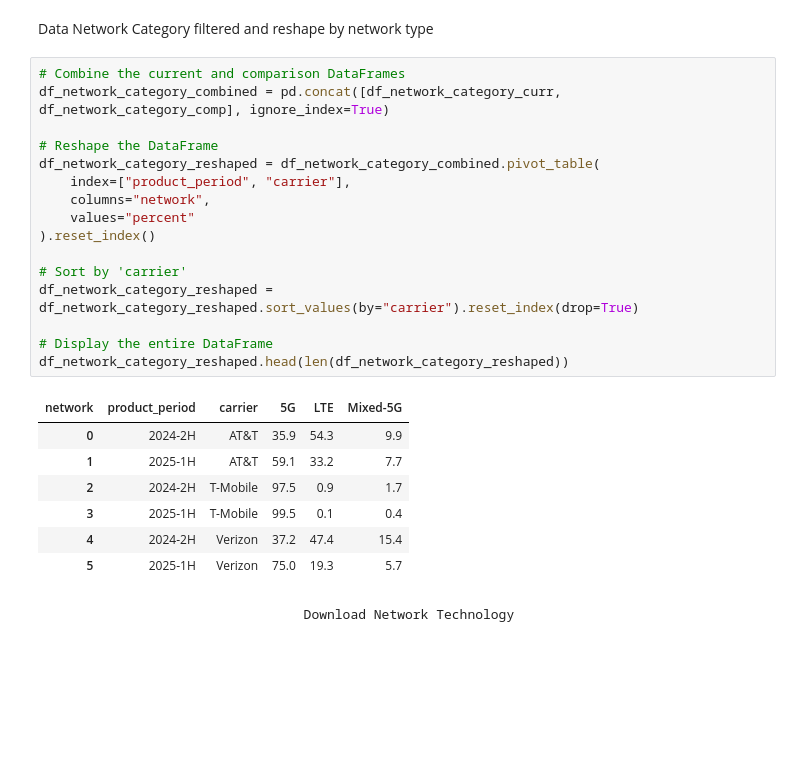
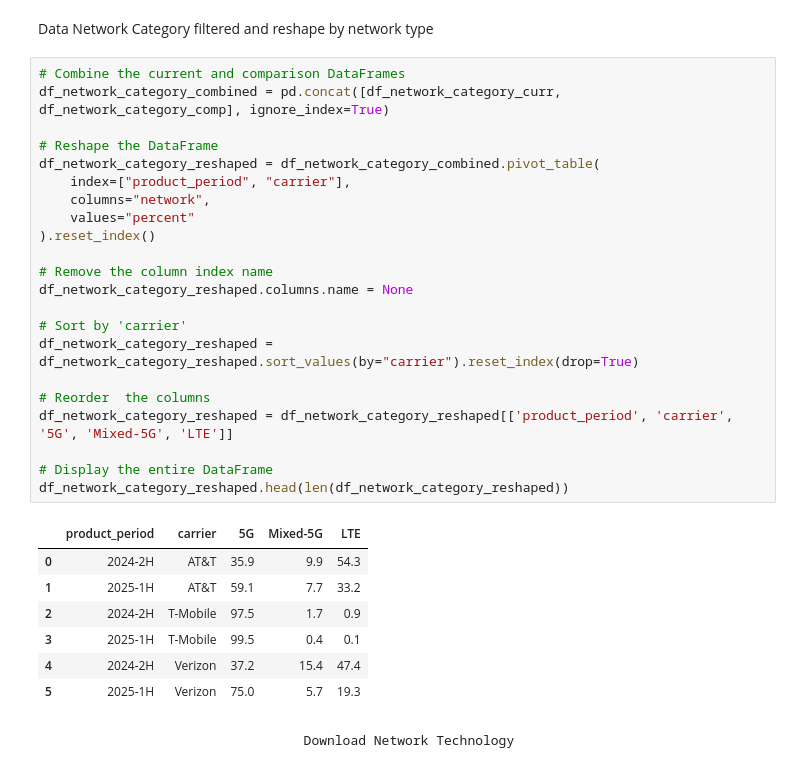
Before and after one commit to ookla-jennymassari/dq_reporting_test.py, a Jupyter notebook: dq_reporting_notebook.ipynb, the cells around one changed output. Drawn from its saved outputs; the diff is of its cells as text; blank space fills up the shorter version.

```diff
--- a/dq_reporting_notebook.ipynb
+++ b/dq_reporting_notebook.ipynb
@@ -486,27 +484,33 @@ Data Network Category filtered and reshape by network type
 # %%
 # Combine the current and comparison DataFrames
 df_network_category_combined = pd.concat([df_network_category_curr, df_network_category_comp], ignore_index=True)
 
 # Reshape the DataFrame
 df_network_category_reshaped = df_network_category_combined.pivot_table(
     index=["product_period", "carrier"],
     columns="network",
     values="percent"
 ).reset_index()
 
+# Remove the column index name
+df_network_category_reshaped.columns.name = None
+
 # Sort by 'carrier'
 df_network_category_reshaped = df_network_category_reshaped.sort_values(by="carrier").reset_index(drop=True)
 
+# Reorder  the columns
+df_network_category_reshaped = df_network_category_reshaped[['product_period', 'carrier', '5G', 'Mixed-5G', 'LTE']]
+
 # Display the entire DataFrame
 df_network_category_reshaped.head(len(df_network_category_reshaped))
 # %% [output]
-| network | product_period | carrier | 5G | LTE | Mixed-5G |
-| 0 | 2024-2H | AT&T | 35.9 | 54.3 | 9.9 |
-| 1 | 2025-1H | AT&T | 59.1 | 33.2 | 7.7 |
-| 2 | 2024-2H | T-Mobile | 97.5 | 0.9 | 1.7 |
-| 3 | 2025-1H | T-Mobile | 99.5 | 0.1 | 0.4 |
-| 4 | 2024-2H | Verizon | 37.2 | 47.4 | 15.4 |
-| 5 | 2025-1H | Verizon | 75.0 | 19.3 | 5.7 |
+|  | product_period | carrier | 5G | Mixed-5G | LTE |
+| 0 | 2024-2H | AT&T | 35.9 | 9.9 | 54.3 |
+| 1 | 2025-1H | AT&T | 59.1 | 7.7 | 33.2 |
+| 2 | 2024-2H | T-Mobile | 97.5 | 1.7 | 0.9 |
+| 3 | 2025-1H | T-Mobile | 99.5 | 0.4 | 0.1 |
+| 4 | 2024-2H | Verizon | 37.2 | 15.4 | 47.4 |
+| 5 | 2025-1H | Verizon | 75.0 | 5.7 | 19.3 |
 # %% [markdown]
                                     Download Network Technology
 # %%
```
Also changed, not shown: parts of 23 cells of this notebook.
